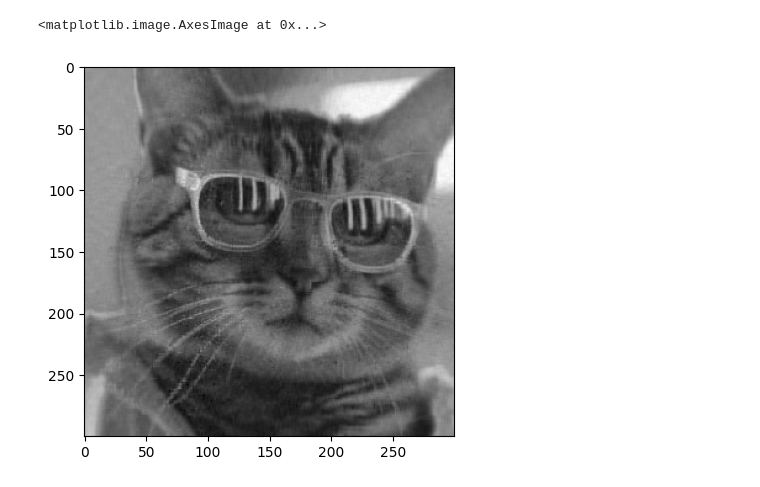
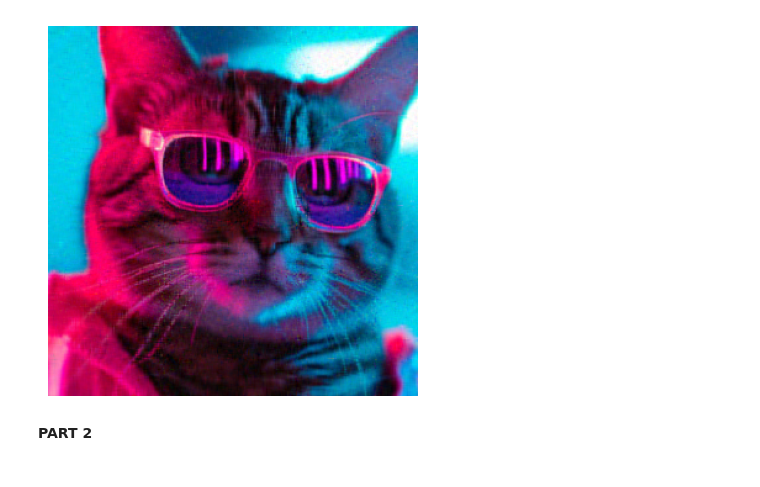
Before and after one commit to Arjun-BD/ES335-MLAssignment2, a Jupyter notebook: task4.ipynb, the cells around one changed output. Saved outputs shown, nothing was run; the diff lists cells and outputs as text; code cells hidden in the pictures.

```diff
--- a/task4.ipynb
+++ b/task4.ipynb
@@ -42,27 +38,16 @@ import torch.optim as optim
 # %%
 def factorize(A, k, device=torch.device("cpu")):
-    """Factorize the matrix D into A and B"""
     A = A.to(device)
-    # Randomly initialize A and B
     W = torch.randn(A.shape[0], k, requires_grad=True, device=device)
     H = torch.randn(k, A.shape[1], requires_grad=True, device=device)
-    # Optimizer
     optimizer = optim.Adam([W, H], lr=0.01)
     mask = ~torch.isnan(A)
-    # Train the model
     for i in range(1000):
-        # Compute the loss
         diff_matrix = torch.mm(W, H) - A
         diff_vector = diff_matrix[mask]
         loss = torch.norm(diff_vector)
-
-        # Zero the gradients
         optimizer.zero_grad()
-
-        # Backpropagate
         loss.backward()
-
-        # Update the parameters
         optimizer.step()
 
     return W, H, loss
@@ -71,5 +54,19 @@ W, H, loss = factorize(masked_img[0], 50)
-# %%
-plt.imshow(torch.mm(W, H).cpu().detach().numpy(), cmap='gray')
-# %% [output]
-<matplotlib.image.AxesImage at 0x...>
-[figure, removed]
+# %%
+W_red, H_red, loss_red = factorize(masked_img[0][0], 50)
+W_green, H_green, loss_green = factorize(masked_img[0][1], 50)
+W_blue, H_blue, loss_blue = factorize(masked_img[0][2], 50)
+# %%
+red_reconstructed = torch.mm(W_red, H_red)
+green_reconstructed = torch.mm(W_green, H_green)
+blue_reconstructed = torch.mm(W_blue, H_blue)
+reconstructed_img = torch.stack([red_reconstructed, green_reconstructed, blue_reconstructed], dim=0)
+reconstructed_img = torch.clamp(reconstructed_img, 0, 255)
+reconstructed_img = reconstructed_img.to(torch.uint8)
+reconstructed_img_np = reconstructed_img.permute(1, 2, 0).cpu().numpy()
+plt.imshow(reconstructed_img_np)
+plt.axis('off')
+plt.show()
+# %% [output]
+[figure, added]
+# %% [markdown]
+**PART 2**
```
Also changed, not shown: parts of 9 cells of this notebook, 1 other file.
